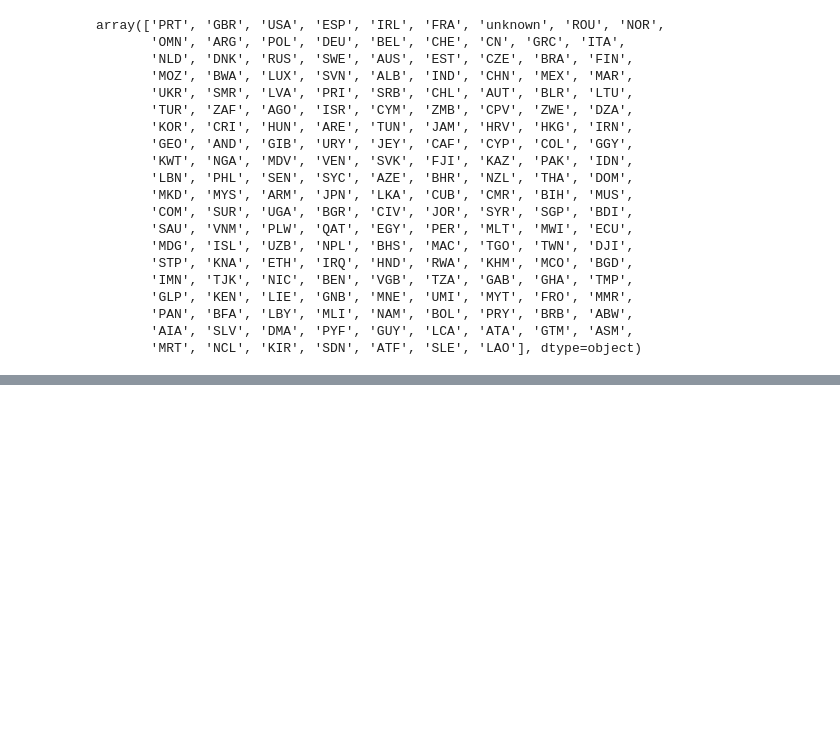
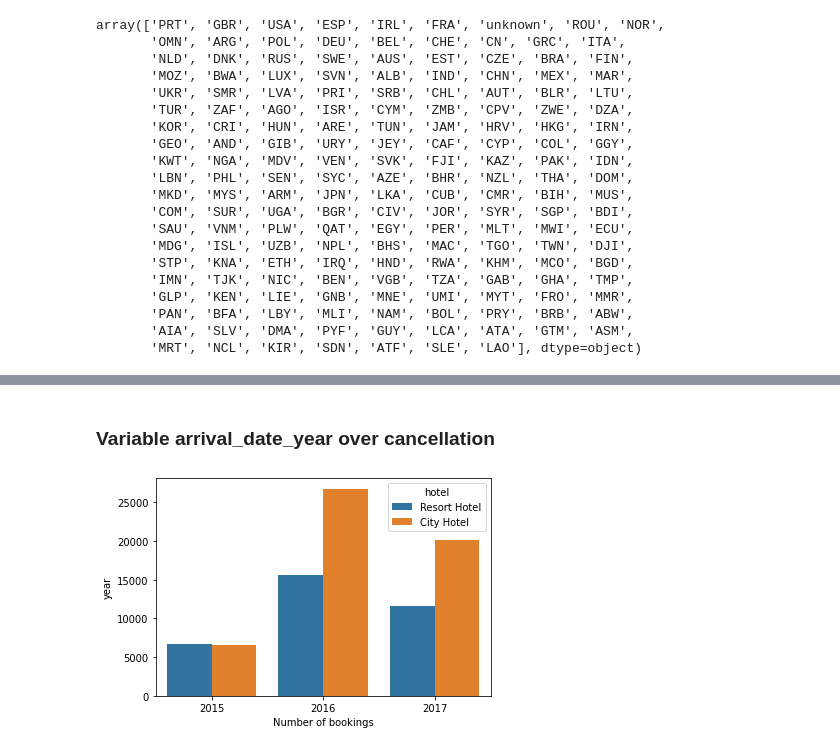
Before and after one commit to TheDandyCodes/TFG-ADE, a Jupyter notebook: EDA_booking_v2.ipynb, the cells around one changed output, grey strips where cells are left out. Cells and saved outputs as stored; diff of their text form; code cells hidden in the pictures; blank space fills up the shorter version.

```diff
--- a/EDA_booking_v2.ipynb
+++ b/EDA_booking_v2.ipynb
@@ -216,0 +226,9 @@ plt.show()
+# %% [markdown]
+### Variable arrival_date_year over cancellation
+# %%
+sns.countplot(df, x='arrival_date_year', hue='hotel')
+plt.xlabel('Number of bookings')
+plt.ylabel('year')
+plt.show()
+# %% [output]
+[figure, added]
```
Also changed, not shown: parts of 11 cells of this notebook.
